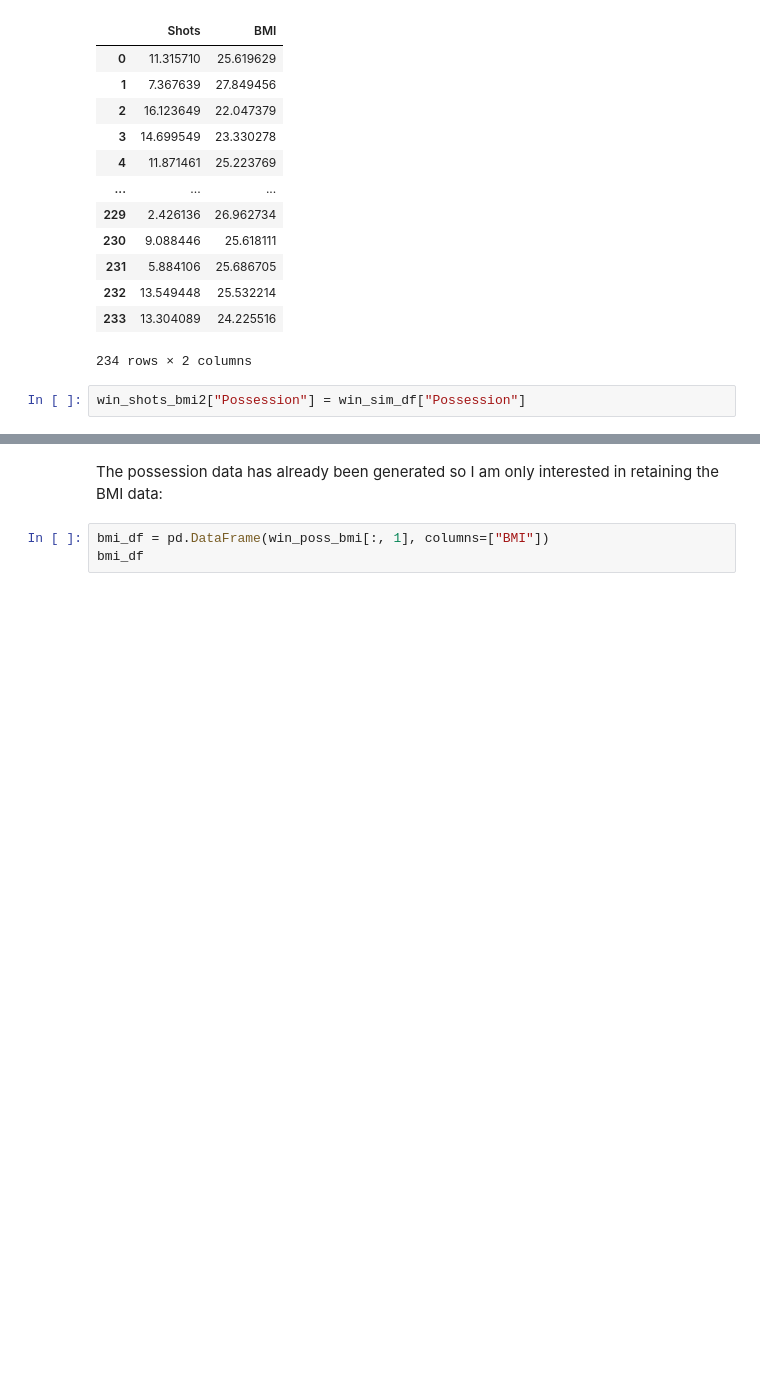
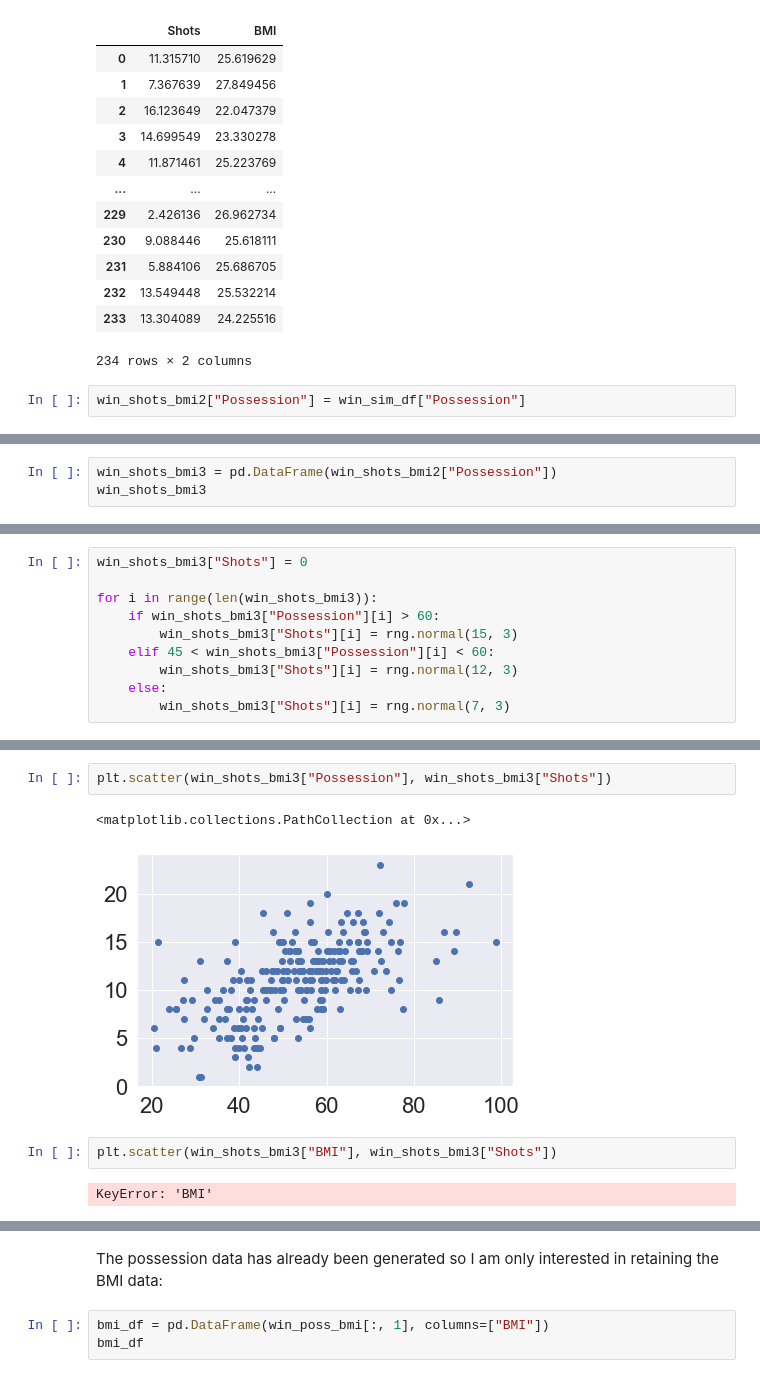
Before and after one commit to colm-o-caoimh/FootballSimulation, a Jupyter notebook: PDA_Project2020.ipynb, the cells around one changed output, grey strips where cells are left out. Saved outputs shown, nothing was run; the diff lists cells and outputs as text; blank space fills up the shorter version.

```diff
--- a/PDA_Project2020.ipynb
+++ b/PDA_Project2020.ipynb
@@ -1004,0 +1007,3 @@ bmi_df2 = pd.DataFrame()
+# %%
+win_shots_bmi3 = pd.DataFrame(win_shots_bmi2["Possession"])
+win_shots_bmi3
@@ -1004,0 +1036,10 @@ bmi_df2 = pd.DataFrame()
+# %%
+win_shots_bmi3["Shots"] = 0
+
+for i in range(len(win_shots_bmi3)):
+    if win_shots_bmi3["Possession"][i] > 60:
+        win_shots_bmi3["Shots"][i] = rng.normal(15, 3)
+    elif 45 < win_shots_bmi3["Possession"][i] < 60:
+        win_shots_bmi3["Shots"][i] = rng.normal(12, 3)
+    else:
+        win_shots_bmi3["Shots"][i] = rng.normal(7, 3)
@@ -1004,0 +1075,9 @@ bmi_df2 = pd.DataFrame()
+# %%
+plt.scatter(win_shots_bmi3["Possession"], win_shots_bmi3["Shots"])
+# %% [output]
+<matplotlib.collections.PathCollection at 0x...>
+[figure, added]
+# %%
+plt.scatter(win_shots_bmi3["BMI"], win_shots_bmi3["Shots"])
+# %% [output]
+KeyError: 'BMI'
```
Also changed, not shown: parts of 57 cells of this notebook.
